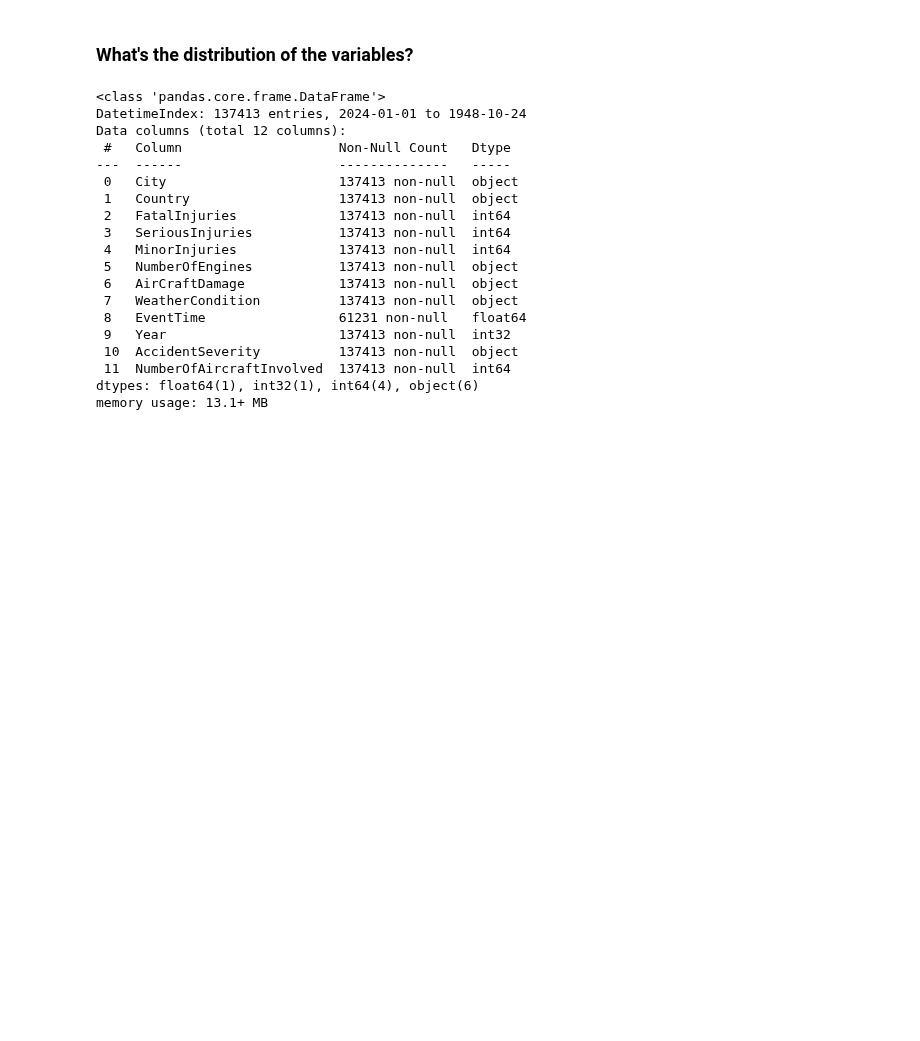
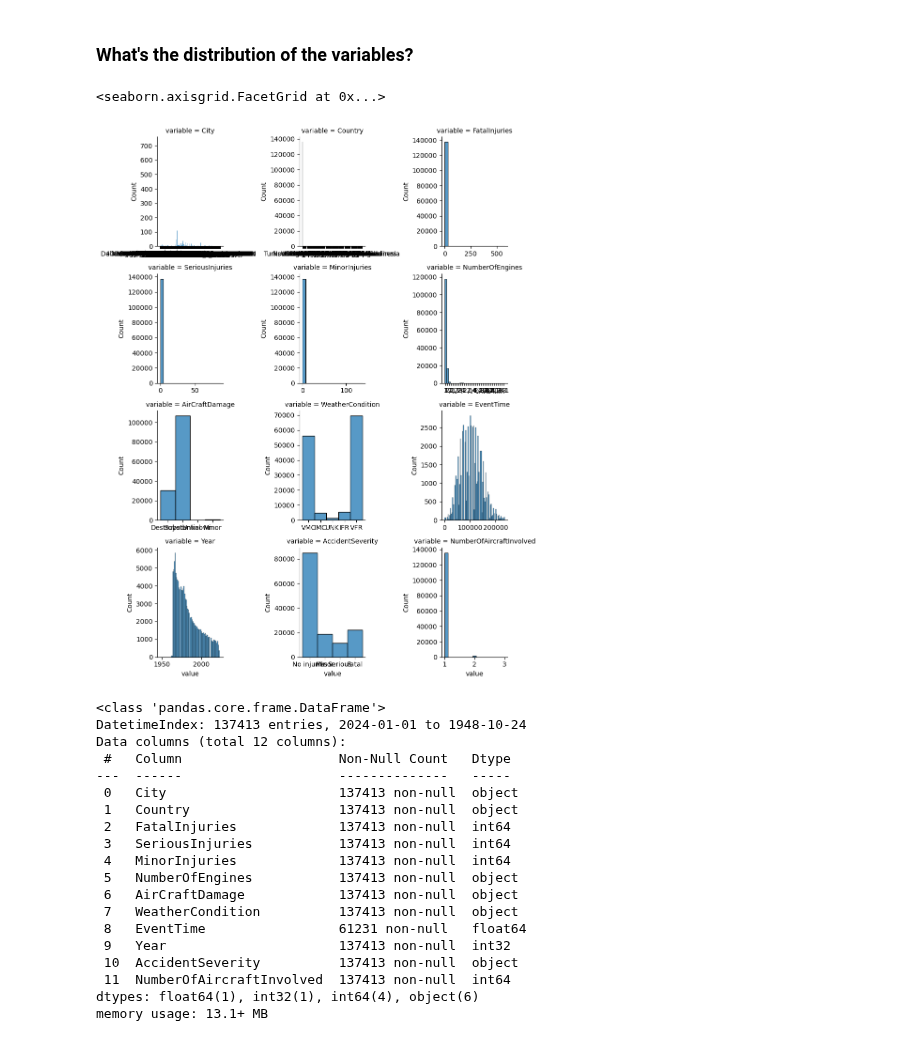
Before and after one commit to deniselouzada/air-accident-reports, a Jupyter notebook: ntsb-accidents2.ipynb, the cells around one changed output. Drawn from its saved outputs; the diff is of its cells as text; code cells hidden in the pictures; blank space fills up the shorter version.

```diff
--- a/ntsb-accidents2.ipynb
+++ b/ntsb-accidents2.ipynb
@@ -702,9 +702,12 @@ Now that our data is cleaned and organized, let's analyse the data and answer so
 # %% [markdown]
 ### What's the distribution of the variables?
 # %%
-# hist = pd.melt(df, value_vars = df)
-# hist = sns.FacetGrid (hist, col = 'variable', col_wrap = 3, sharex = False, sharey = False)
-# hist.map(sns.histplot, 'value')
+hist = pd.melt(df, value_vars = df)
+hist = sns.FacetGrid (hist, col = 'variable', col_wrap = 3, sharex = False, sharey = False)
+hist.map(sns.histplot, 'value')
+# %% [output]
+<seaborn.axisgrid.FacetGrid at 0x...>
+[figure, added]
 # %%
 df.info()
 # %% [output]
```
Also changed, not shown: parts of 13 cells of this notebook.
